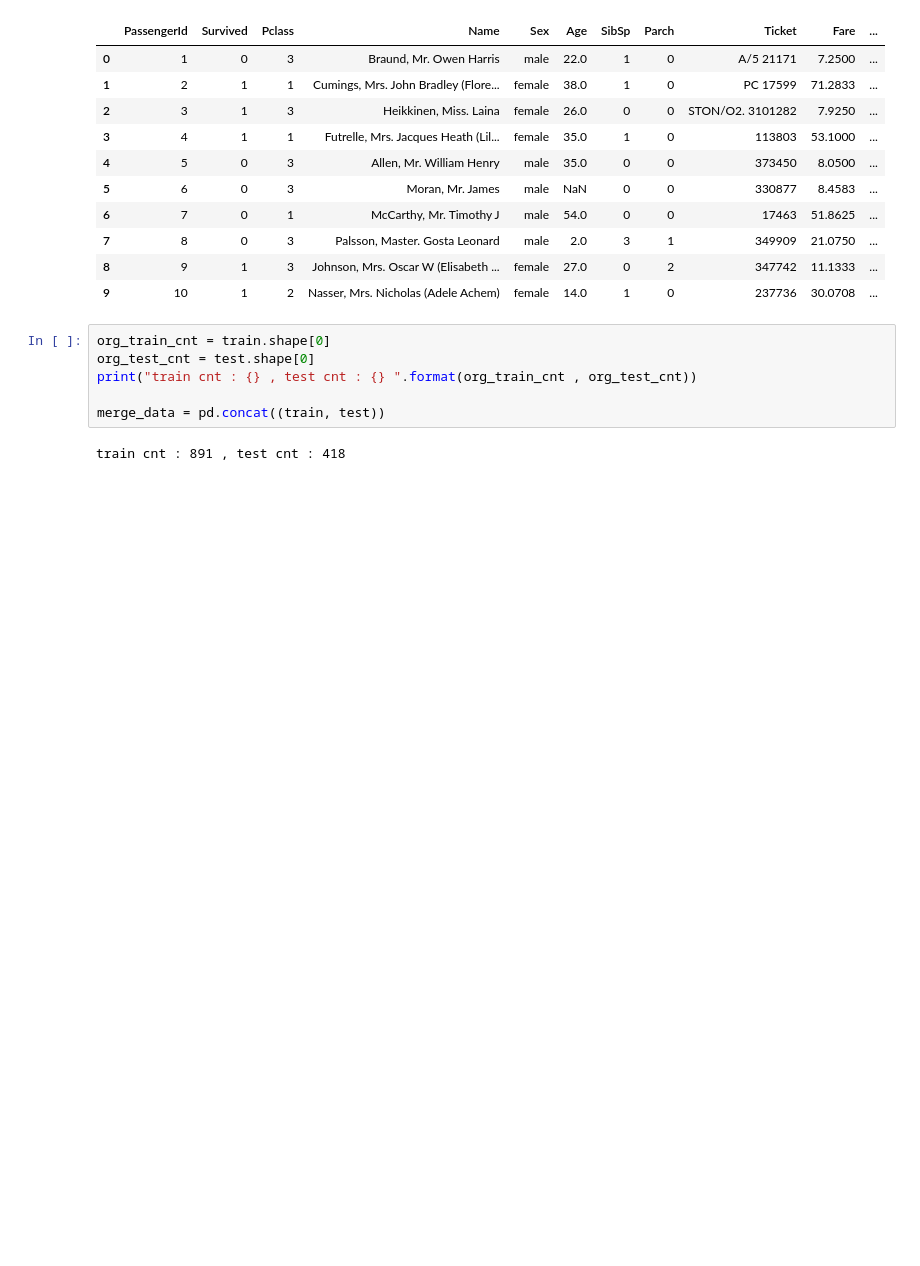
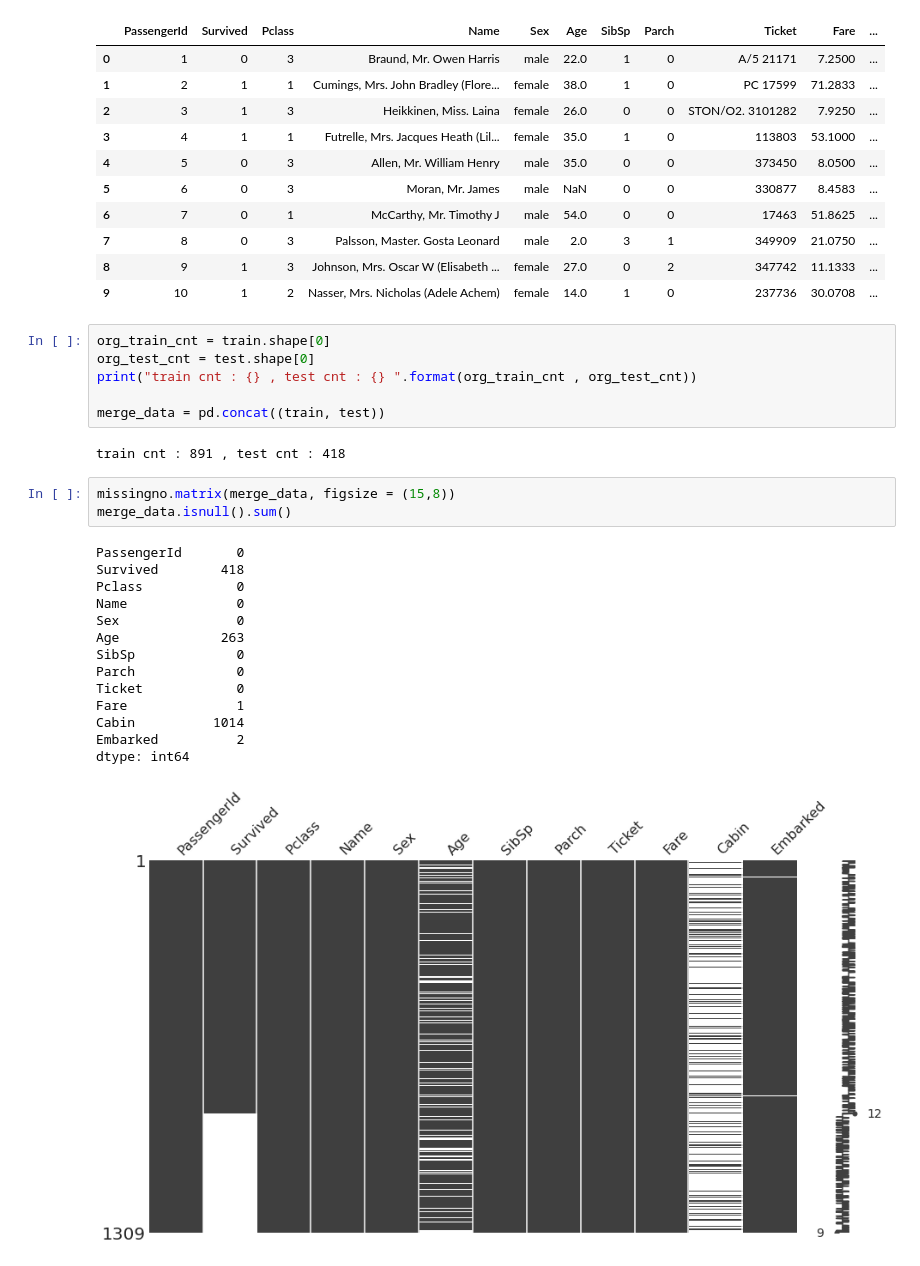
Before and after one commit to SoonKi-Eun/Kaggle, a Jupyter notebook: titanic-extra-tree-competition.ipynb, the cells around one changed output. Cells and saved outputs as stored; diff of their text form; blank space fills up the shorter version.

```diff
--- a/titanic-extra-tree-competition.ipynb
+++ b/titanic-extra-tree-competition.ipynb
@@ -90,3 +90,21 @@ print("train cnt : {} , test cnt : {} ".format(org_train_cnt , org_test_cnt))
 merge_data = pd.concat((train, test))
 # %% [output]
 train cnt : 891 , test cnt : 418
+# %%
+missingno.matrix(merge_data, figsize = (15,8))
+merge_data.isnull().sum()
+# %% [output]
+PassengerId       0
+Survived        418
+Pclass            0
+Name              0
+Sex               0
+Age             263
+SibSp             0
+Parch             0
+Ticket            0
+Fare              1
+Cabin          1014
+Embarked          2
+dtype: int64
+[figure, added]
```
